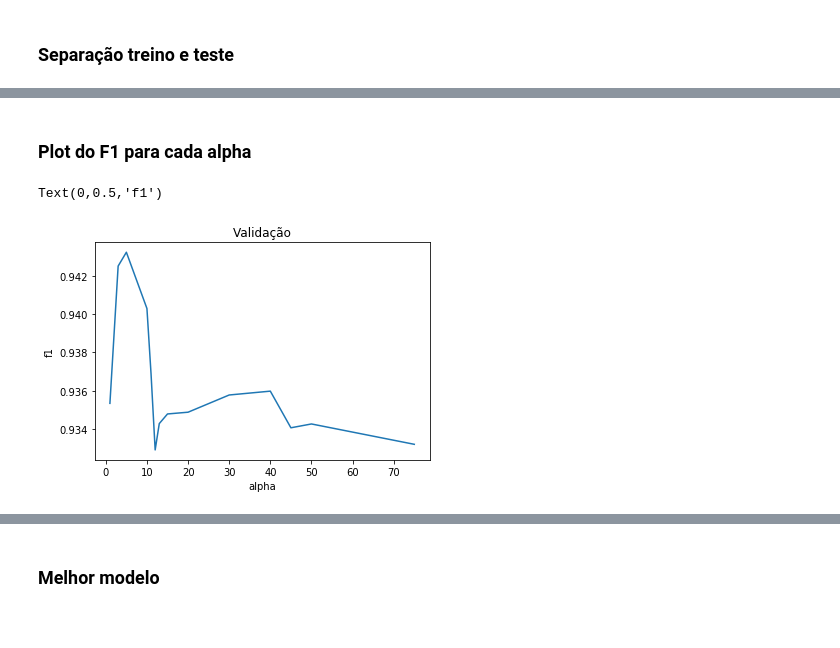
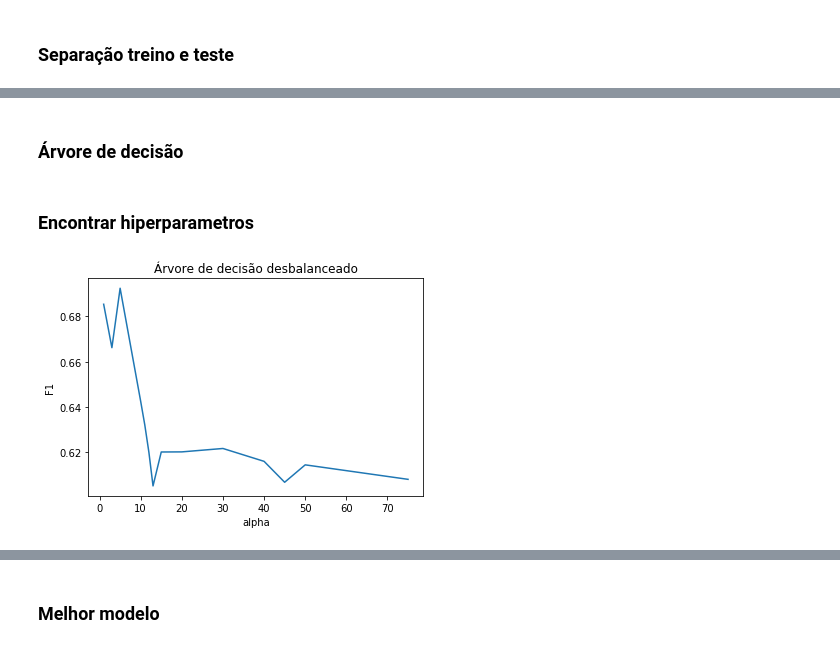
Before and after one commit to luizcz/aprendizado_maquina, a Jupyter notebook: classificacao/Classificação.ipynb, the cells around one changed output, grey strips where cells are left out. Cells and saved outputs as stored; diff of their text form; code cells hidden in the pictures.

```diff
--- a/classificacao/Classificação.ipynb
+++ b/classificacao/Classificação.ipynb
@@ -47,8 +47,7 @@ dados[skewed_feats] = np.log1p(dados[skewed_feats])
 dados = dados.fillna(dados.median())
 dados = dados.drop(columns = ['nome', 'sequencial_candidato'])
 dados = pd.get_dummies(dados, columns = ['uf', 'partido', 'cargo', 'sexo', 'grau', 'estado_civil', 'ocupacao'])
-dados["situacao"] = dados["situacao"].astype('category')
-dados["situacao"] = dados["situacao"].cat.codes
+dados['situacao'] = dados['situacao'].map({'eleito': 1, 'nao_eleito': 0})
 #y = dados.situacao
 #treino = dados.drop(columns = ['situacao'])
 # %%
@@ -98,0 +113,6 @@ def cv_balanceado(model):
+# %%
+def imprimir_f1_alpha(valores, alphas, titulo):
+    f1_arvores = pd.Series(valores, index = alphas)
+    f1_arvores.plot(title = titulo)
+    plt.xlabel("alpha")
+    plt.ylabel("F1")
@@ -99,14 +127,14 @@ def cv_balanceado(model):
+# %% [markdown]
+### Árvore de decisão
 # %%
-alphas = [ 1, 3, 5,10,11,12,13,15, 20,30,40,45, 50, 75]
+num_arvores = [ 1, 3, 5,10,11,12,13,15, 20,30,40,45, 50, 75]
 f1_arvores = [cv(tree.DecisionTreeClassifier(max_depth=alpha)).mean()
-            for alpha in alphas]
+            for alpha in num_arvores]
+f1_arvores_balanceado = [cv_balanceado(tree.DecisionTreeClassifier(max_depth=alpha)).mean()
+            for alpha in num_arvores]
-# %% [markdown]
-### Plot do F1 para cada alpha
-# %%
-f1_arvores = pd.Series(f1_arvores, index = alphas)
-f1_arvores.plot(title = "Validação")
-plt.xlabel("alpha")
-plt.ylabel("f1")
-# %% [output]
-Text(0,0.5,'f1')
-[figure, removed]
+# %% [markdown]
+### Encontrar hiperparametros
+# %%
+imprimir_f1_alpha(f1_arvores, num_arvores, "Árvore de decisão desbalanceado")
+# %% [output]
+[figure, added]
```
Also changed, not shown: parts of 59 cells of this notebook, 1 other file.
